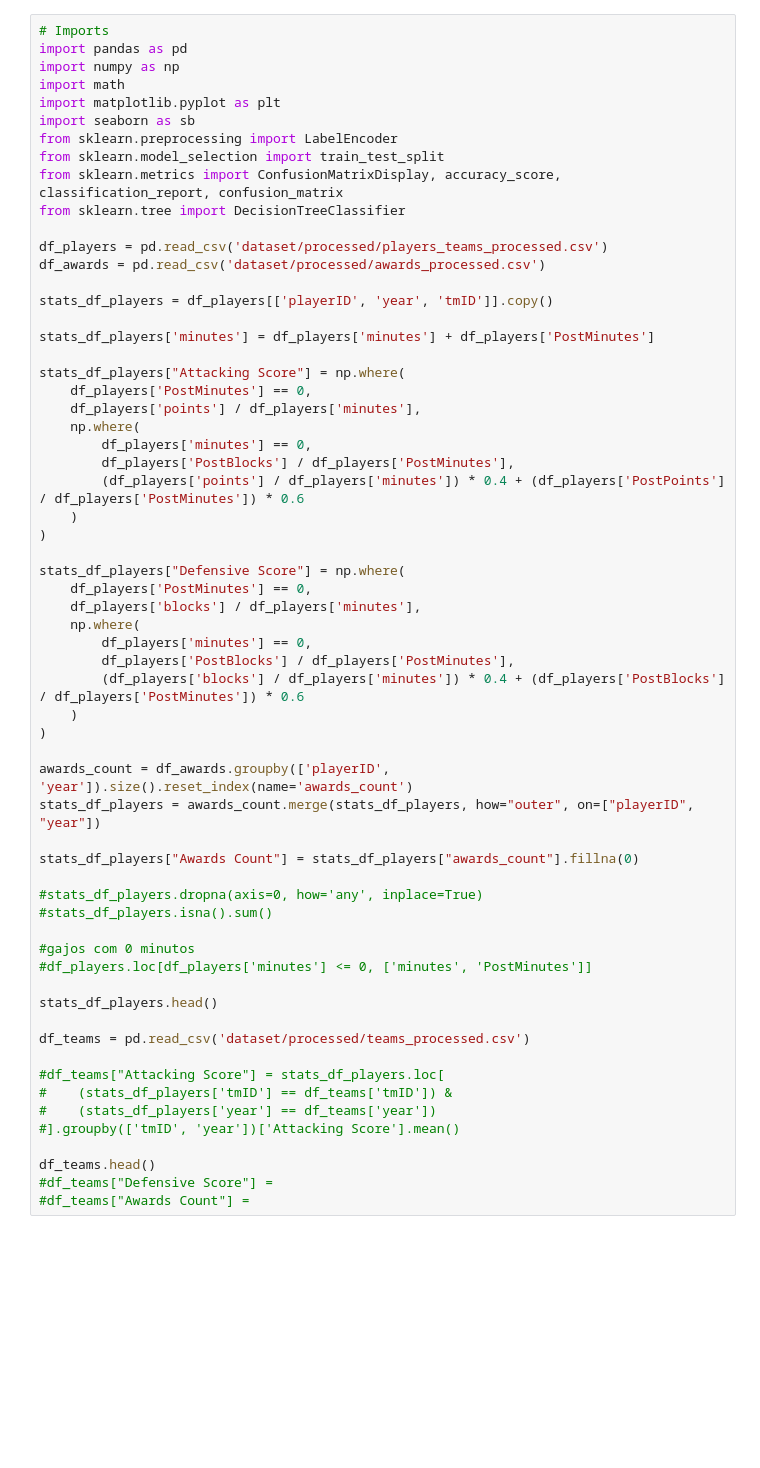
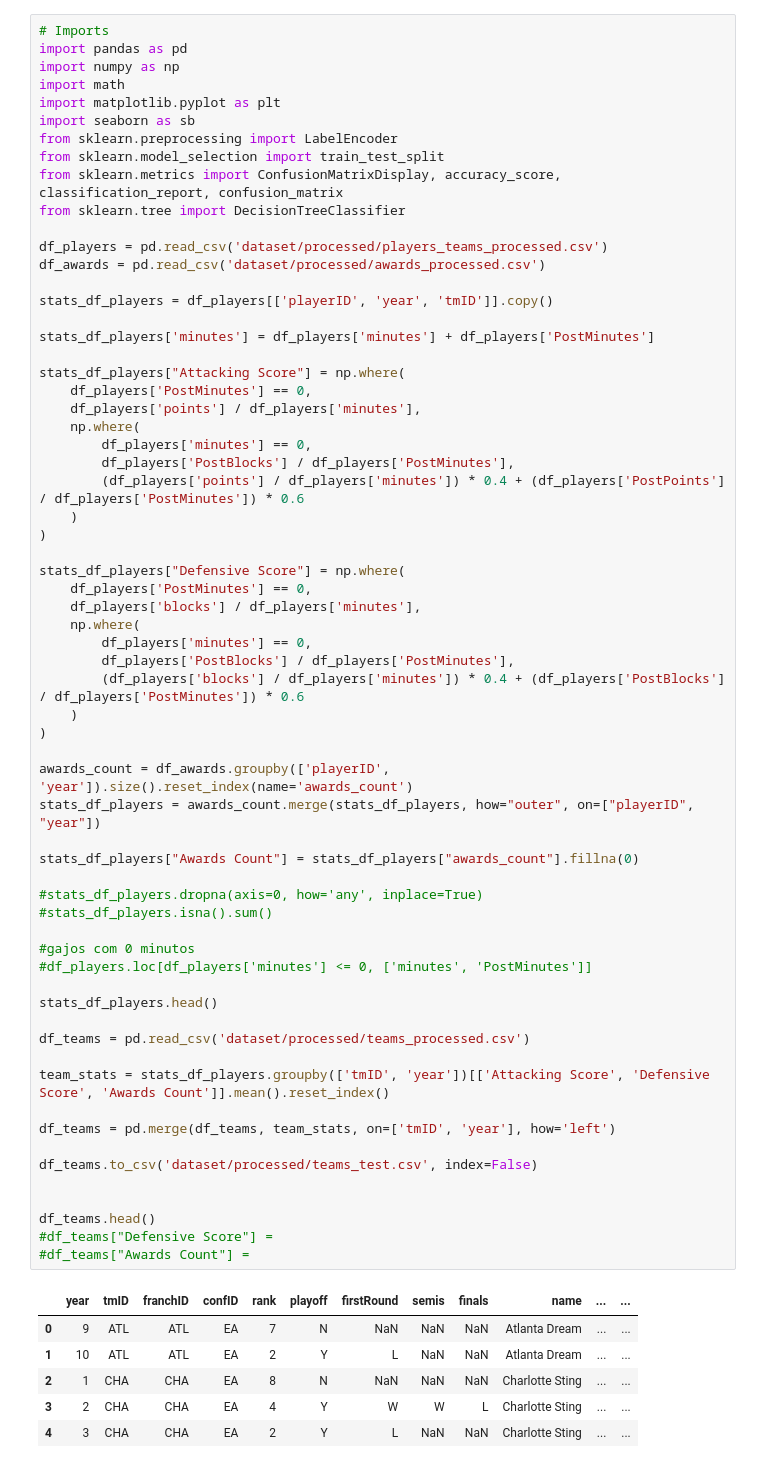
Before and after one commit to sirkotal/feup-ac, a Jupyter notebook: playersNotebook.ipynb, the cells around one changed output. Saved outputs shown, nothing was run; the diff lists cells and outputs as text; blank space fills up the shorter version.

Commit message:
Working on player ratings

```diff
--- a/playersNotebook.ipynb
+++ b/playersNotebook.ipynb
@@ -30,34 +30,42 @@ stats_df_players["Attacking Score"] = np.where(
 stats_df_players["Defensive Score"] = np.where(
     df_players['PostMinutes'] == 0,
     df_players['blocks'] / df_players['minutes'],
     np.where(
         df_players['minutes'] == 0,
         df_players['PostBlocks'] / df_players['PostMinutes'],
         (df_players['blocks'] / df_players['minutes']) * 0.4 + (df_players['PostBlocks'] / df_players['PostMinutes']) * 0.6
     )
 )
 
 awards_count = df_awards.groupby(['playerID', 'year']).size().reset_index(name='awards_count')
 stats_df_players = awards_count.merge(stats_df_players, how="outer", on=["playerID", "year"])
 
 stats_df_players["Awards Count"] = stats_df_players["awards_count"].fillna(0)
 
 #stats_df_players.dropna(axis=0, how='any', inplace=True)
 #stats_df_players.isna().sum()
 
 #gajos com 0 minutos
 #df_players.loc[df_players['minutes'] <= 0, ['minutes', 'PostMinutes']]
 
 stats_df_players.head()
 
 df_teams = pd.read_csv('dataset/processed/teams_processed.csv')
 
-#df_teams["Attacking Score"] = stats_df_players.loc[
-#    (stats_df_players['tmID'] == df_teams['tmID']) &
-#    (stats_df_players['year'] == df_teams['year'])
-#].groupby(['tmID', 'year'])['Attacking Score'].mean()
+team_stats = stats_df_players.groupby(['tmID', 'year'])[['Attacking Score', 'Defensive Score', 'Awards Count']].mean().reset_index()
+
+df_teams = pd.merge(df_teams, team_stats, on=['tmID', 'year'], how='left')
+
+df_teams.to_csv('dataset/processed/teams_test.csv', index=False)
+
 
 df_teams.head()
 #df_teams["Defensive Score"] =
 #df_teams["Awards Count"] =
 # %% [output]
+|  | year | tmID | franchID | confID | rank | playoff | firstRound | semis | finals | name | ... | ... |
+| 0 | 9 | ATL | ATL | EA | 7 | N | NaN | NaN | NaN | Atlanta Dream | ... | ... |
+| 1 | 10 | ATL | ATL | EA | 2 | Y | L | NaN | NaN | Atlanta Dream | ... | ... |
+| 2 | 1 | CHA | CHA | EA | 8 | N | NaN | NaN | NaN | Charlotte Sting | ... | ... |
+| 3 | 2 | CHA | CHA | EA | 4 | Y | W | W | L | Charlotte Sting | ... | ... |
+| 4 | 3 | CHA | CHA | EA | 2 | Y | L | NaN | NaN | Charlotte Sting | ... | ... |
```
Also changed, not shown: parts of 1 cell of this notebook, 2 other files.
